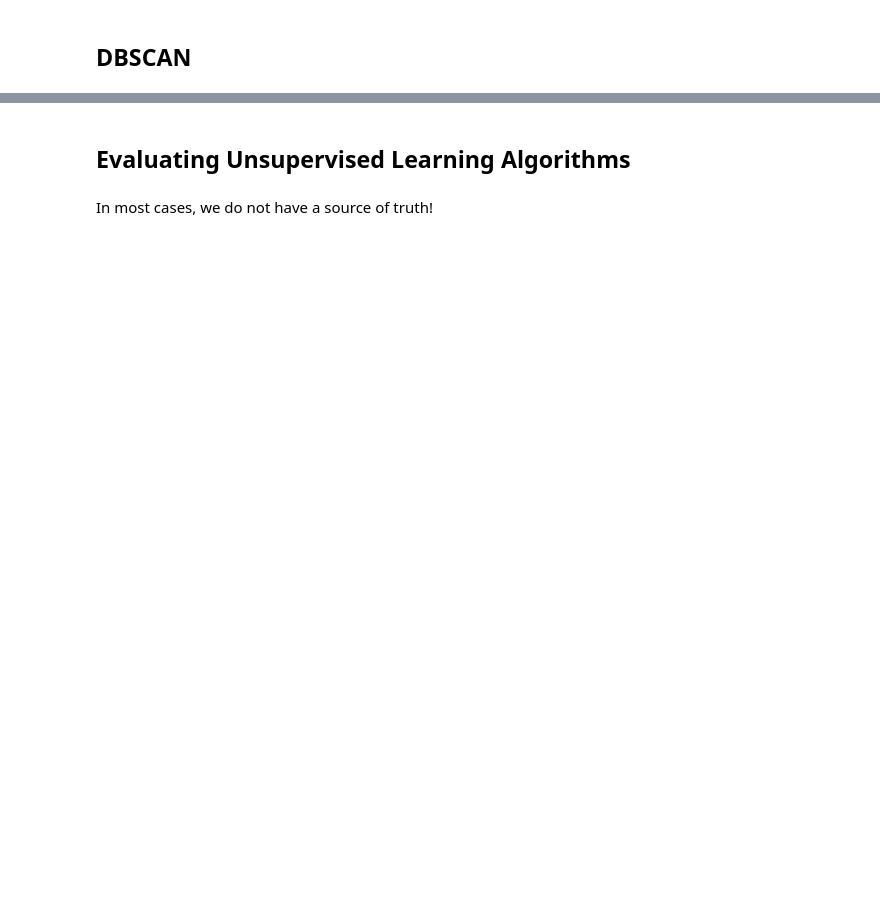
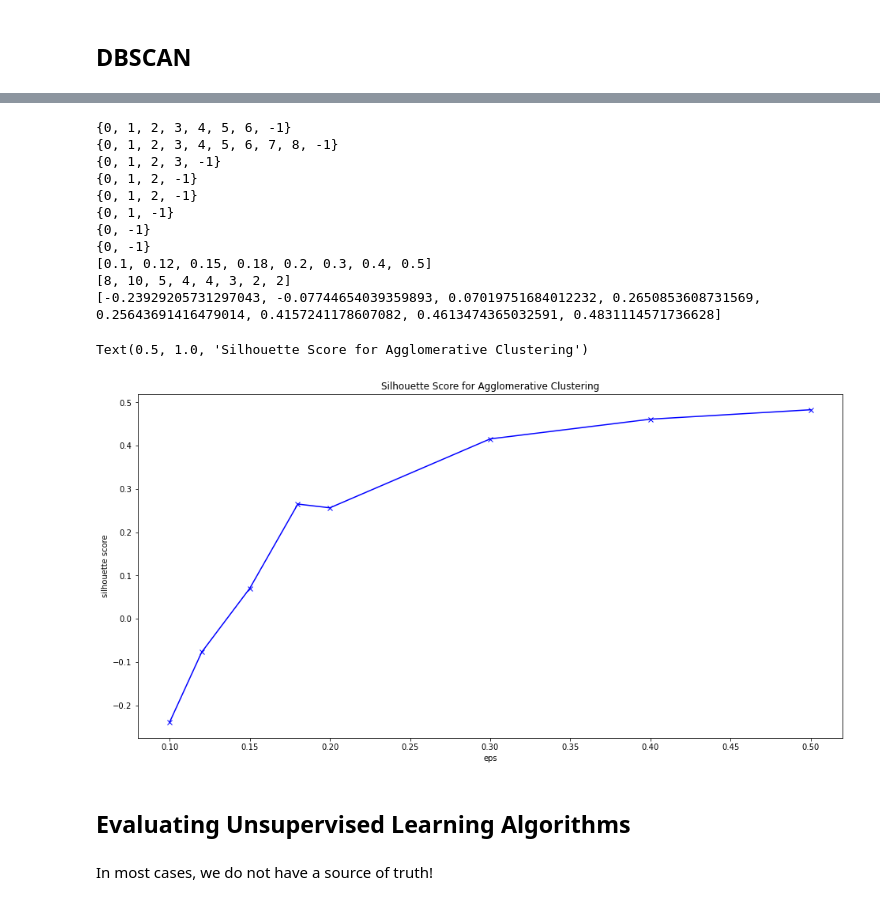
Before and after one commit to filipamiralopes/data-pt-ber-08-20, a Jupyter notebook: Labs/module-3_labs/03_unsupervised-learning/01_lab-unsupervised-learning/unsupervised-learning-class-advanced.ipynb, the cells around one changed output, grey strips where cells are left out. Cells and saved outputs as stored; diff of their text form; code cells hidden in the pictures; blank space fills up the shorter version.

```diff
--- a/Labs/module-3_labs/03_unsupervised-learning/01_lab-unsupervised-learning/unsupervised-learning-class-advanced.ipynb
+++ b/Labs/module-3_labs/03_unsupervised-learning/01_lab-unsupervised-learning/unsupervised-learning-class-advanced.ipynb
@@ -141,21 +179,41 @@ plt.show()
 # %%
-K = range(2, 8)
+eps_vector = [0.1, 0.12, 0.15, 0.18, 0.2, 0.3, 0.4, 0.5]
 silhouette_dbs = []
+n_clusters = []
 
-for k in K:
-    model = AgglomerativeClustering(n_clusters=k)
+for e in eps_vector:
+    model = DBSCAN(eps = e, min_samples=10)
+    clusters = set(model.fit_predict(X))
+    n_clusters.append(len(clusters))
+    print(clusters)
     model.fit(X)
     silhouette_dbs.append(silhouette_score(X, model.fit_predict(X)))
 
+print(eps_vector)
+print(n_clusters)
+print(silhouette_dbs)
+
 import matplotlib.pyplot as plt
 %matplotlib inline
-
 plt.figure(figsize=(16,8))
-plt.plot(K, silhouette_dbs, 'bx-')
-plt.xlabel('k')
-plt.ylabel('inertia')
-plt.xticks(np.arange(min(K), max(K)+1, 1.0))
-plt.title('Silhouette Score for DBSCAN')
+plt.plot(eps_vector, silhouette_dbs, 'bx-')
+plt.xlabel('eps')
+plt.ylabel('silhouette score')
+plt.title('Silhouette Score for Agglomerative Clustering')
+# %% [output]
+{0, 1, 2, 3, 4, 5, 6, -1}
+{0, 1, 2, 3, 4, 5, 6, 7, 8, -1}
+{0, 1, 2, 3, -1}
+{0, 1, 2, -1}
+{0, 1, 2, -1}
+{0, 1, -1}
+{0, -1}
+{0, -1}
+[0.1, 0.12, 0.15, 0.18, 0.2, 0.3, 0.4, 0.5]
+[8, 10, 5, 4, 4, 3, 2, 2]
+[-0.23929205731297043, -0.07744654039359893, 0.07019751684012232, 0.2650853608731569, 0.25643691416479014, 0.4157241178607082, 0.4613474365032591, 0.4831114571736628]
+Text(0.5, 1.0, 'Silhouette Score for Agglomerative Clustering')
+[figure, added]
 # %% [markdown]
 ## Evaluating Unsupervised Learning Algorithms
 # %% [markdown]
```
Also changed, not shown: parts of 15 cells of this notebook, 2 other files.
